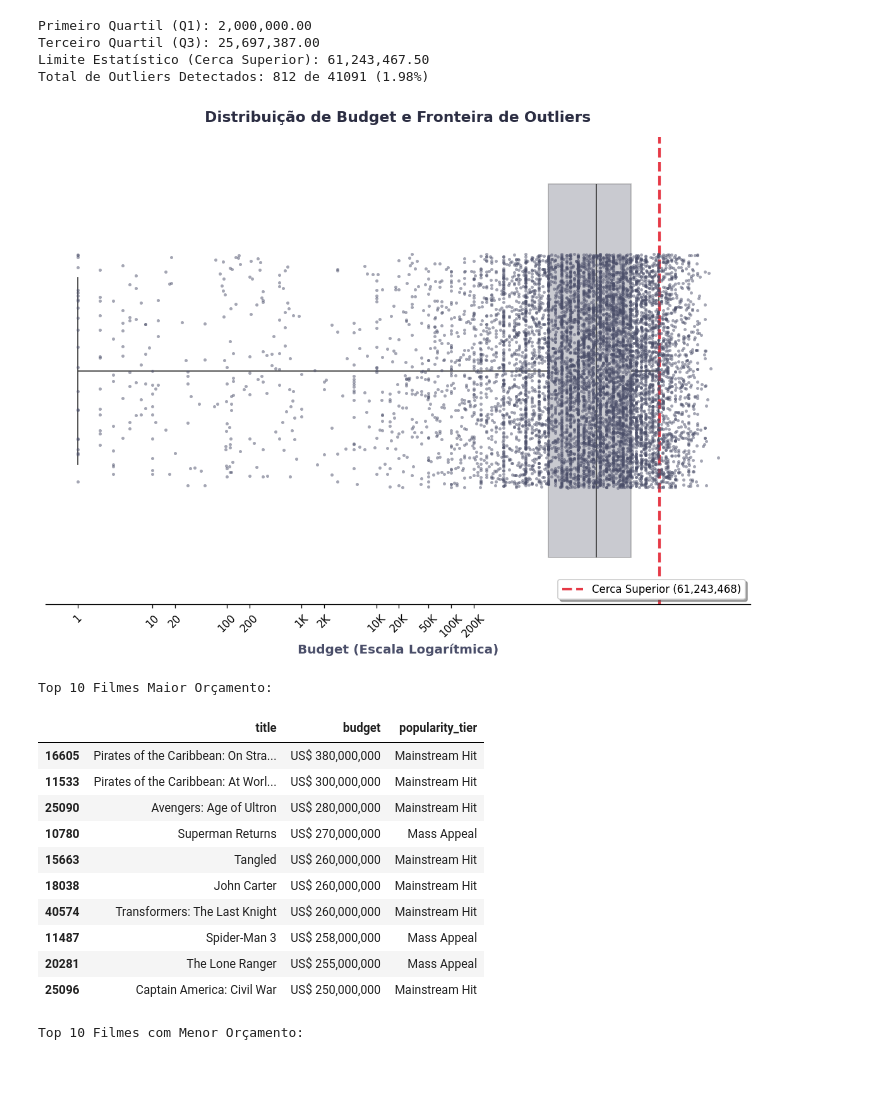
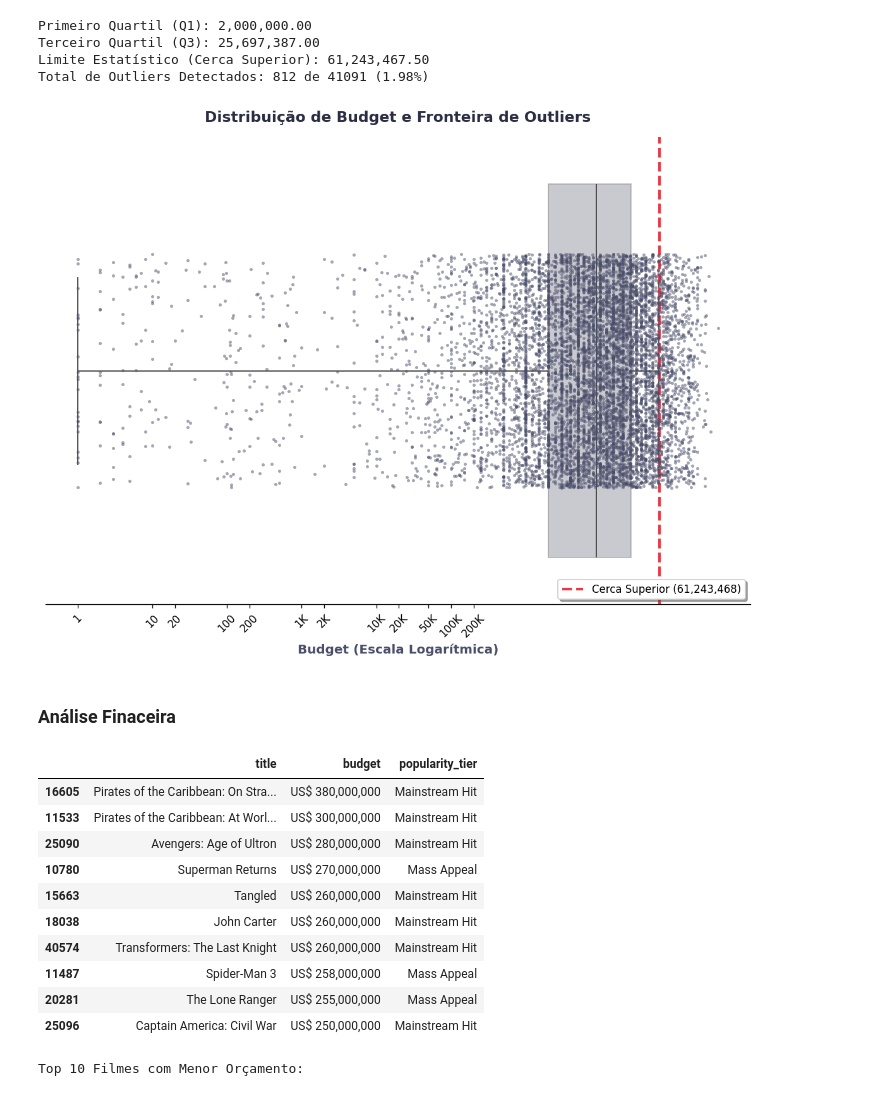
Before and after one commit to AleCecilio/entertainment_industry_performance_analysis, a Jupyter notebook: notebooks/14_feature_engineering_outliers_movies.ipynb, the cells around one changed output. Cells and saved outputs as stored; diff of their text form; code cells hidden in the pictures.

Commit message:
finalização do notebook 14 de tratamento dos outliers do dataset movies

```diff
--- a/notebooks/14_feature_engineering_outliers_movies.ipynb
+++ b/notebooks/14_feature_engineering_outliers_movies.ipynb
@@ -190,15 +190,17 @@ Terceiro Quartil (Q3): 25,697,387.00
 Limite Estatístico (Cerca Superior): 61,243,467.50
 Total de Outliers Detectados: 812 de 41091 (1.98%)
 # %%
-graf.plotar_fronteira_outliers(
+graf.grafico_fronteira_outliers(
     df_plot=df_movies,
     coluna='budget',
     cerca_superior=dict_budget['cerca'],
     usar_log=True,
     tipo_dado='contagem_centena_milhar'
 )
 # %% [output]
-[figure, old version]
+[figure, new version]
+# %% [markdown]
+### Análise Finaceira
 # %%
 display(tb.estilizar_tabela(
     df=dict_budget['df_outliers']
@@ -207,11 +209,9 @@ display(tb.estilizar_tabela(
             ascending=False
         ),
     qtd_linhas=10,
-    colunas_selecionadas=['title', 'budget', 'popularity_tier'],
-    caption="Top 10 Filmes Maior Orçamento:"
+    colunas_selecionadas=['title', 'budget', 'popularity_tier']
 ))
 # %% [output]
-Top 10 Filmes Maior Orçamento:
 |  | title | budget | popularity_tier |
 | 16605 | Pirates of the Caribbean: On Stra... | US$ 380,000,000 | Mainstream Hit |
 | 11533 | Pirates of the Caribbean: At Worl... | US$ 300,000,000 | Mainstream Hit |
```
Also changed, not shown: parts of 14 cells of this notebook, 13 other files.
